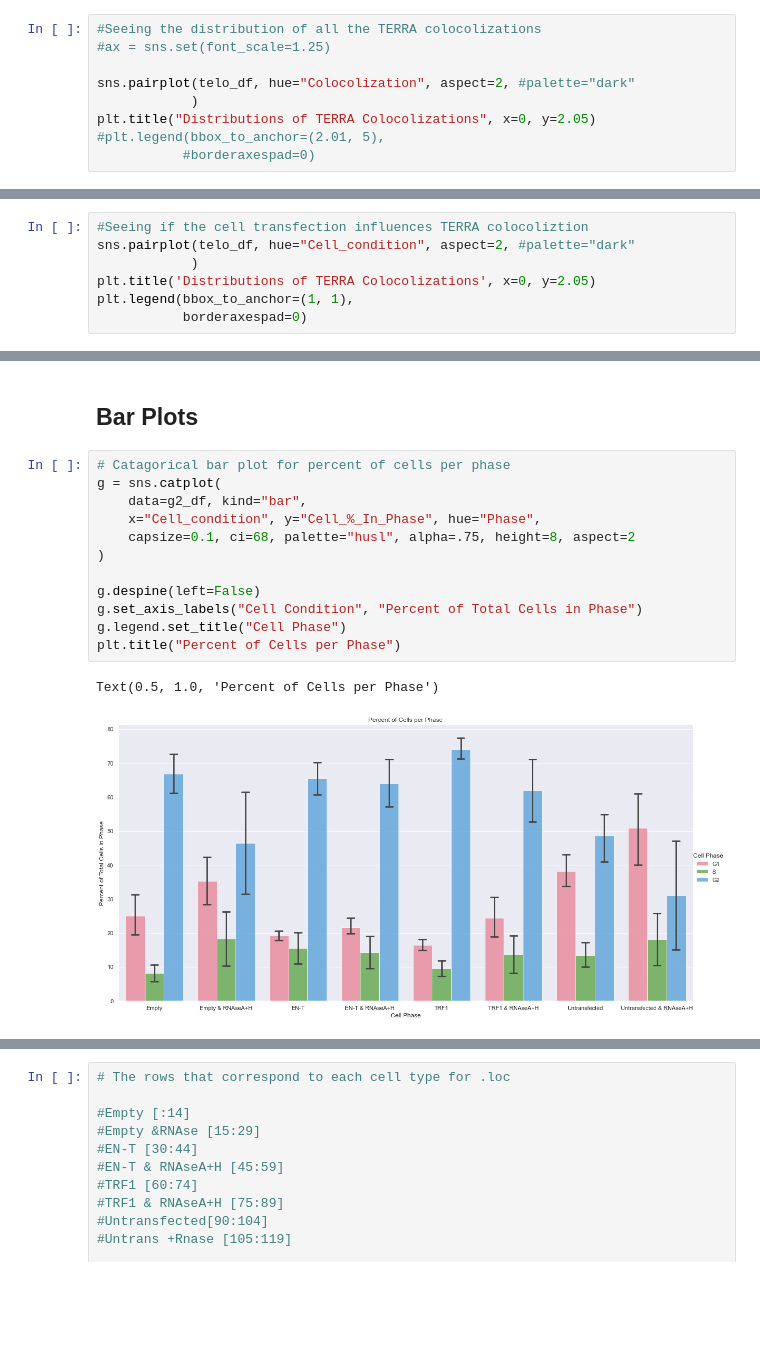
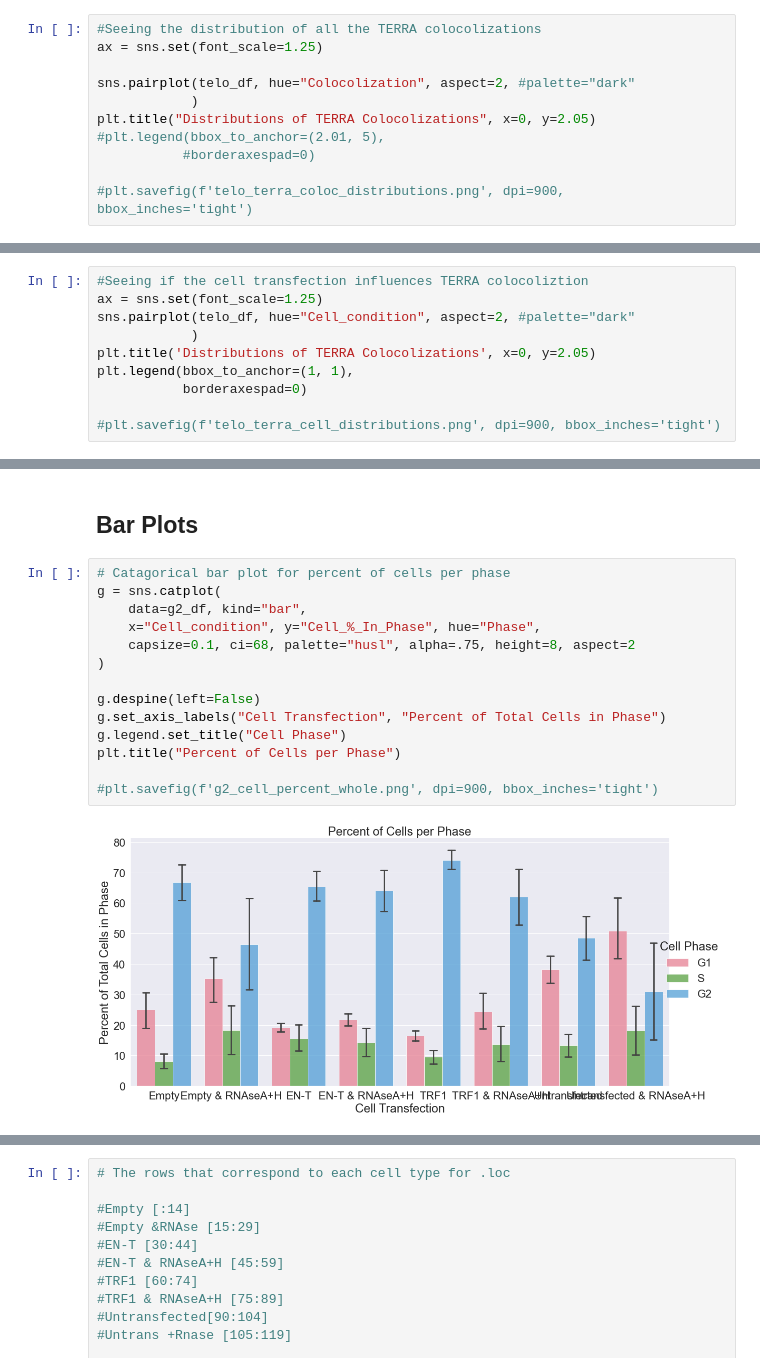
Before and after one commit to aidan-lew/TERRA_DSB, a Jupyter notebook: refined_terra_dsb.ipynb, the cells around one changed output, grey strips where cells are left out. Cells and saved outputs as stored; diff of their text form; blank space fills up the shorter version.

```diff
--- a/refined_terra_dsb.ipynb
+++ b/refined_terra_dsb.ipynb
@@ -584,11 +577,13 @@ print(cellcond_tukey)
 ## Distributions
 # %%
 #Seeing the distribution of all the TERRA colocolizations
-#ax = sns.set(font_scale=1.25)
+ax = sns.set(font_scale=1.25)
 
 sns.pairplot(telo_df, hue="Colocolization", aspect=2, #palette="dark"
             )
 plt.title("Distributions of TERRA Colocolizations", x=0, y=2.05)
 #plt.legend(bbox_to_anchor=(2.01, 5),
            #borderaxespad=0)
+
+#plt.savefig(f'telo_terra_coloc_distributions.png', dpi=900, bbox_inches='tight')
 # %% [output]
@@ -596,10 +590,13 @@ Text(0, 2.05, 'Distributions of TERRA Colocolizations')
 [figure]
 # %%
 #Seeing if the cell transfection influences TERRA colocoliztion
+ax = sns.set(font_scale=1.25)
 sns.pairplot(telo_df, hue="Cell_condition", aspect=2, #palette="dark"
             )
 plt.title('Distributions of TERRA Colocolizations', x=0, y=2.05)
 plt.legend(bbox_to_anchor=(1, 1),
            borderaxespad=0)
+
+#plt.savefig(f'telo_terra_cell_distributions.png', dpi=900, bbox_inches='tight')
 # %% [output]
 No handles with labels found to put in legend.
@@ -620,18 +616,19 @@ No handles with labels found to put in legend.
 # %%
 # Catagorical bar plot for percent of cells per phase
 g = sns.catplot(
     data=g2_df, kind="bar",
     x="Cell_condition", y="Cell_%_In_Phase", hue="Phase",
     capsize=0.1, ci=68, palette="husl", alpha=.75, height=8, aspect=2
 )
 
 g.despine(left=False)
-g.set_axis_labels("Cell Condition", "Percent of Total Cells in Phase")
+g.set_axis_labels("Cell Transfection", "Percent of Total Cells in Phase")
 g.legend.set_title("Cell Phase")
 plt.title("Percent of Cells per Phase")
+
+#plt.savefig(f'g2_cell_percent_whole.png', dpi=900, bbox_inches='tight')
 # %% [output]
-Text(0.5, 1.0, 'Percent of Cells per Phase')
-[figure, old version]
+[figure, new version]
 # %%
 # Catagorical bar plot for percent of TERRA per phase
 g = sns.catplot(
```
Also changed, not shown: parts of 23 cells of this notebook.
